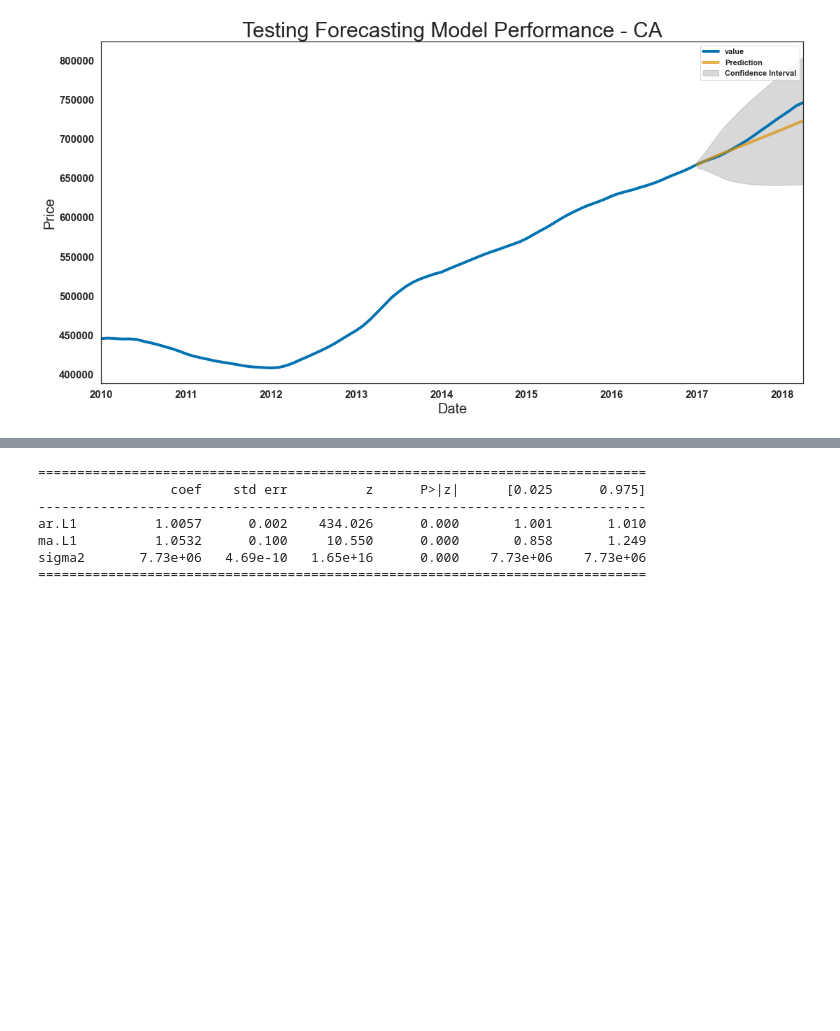
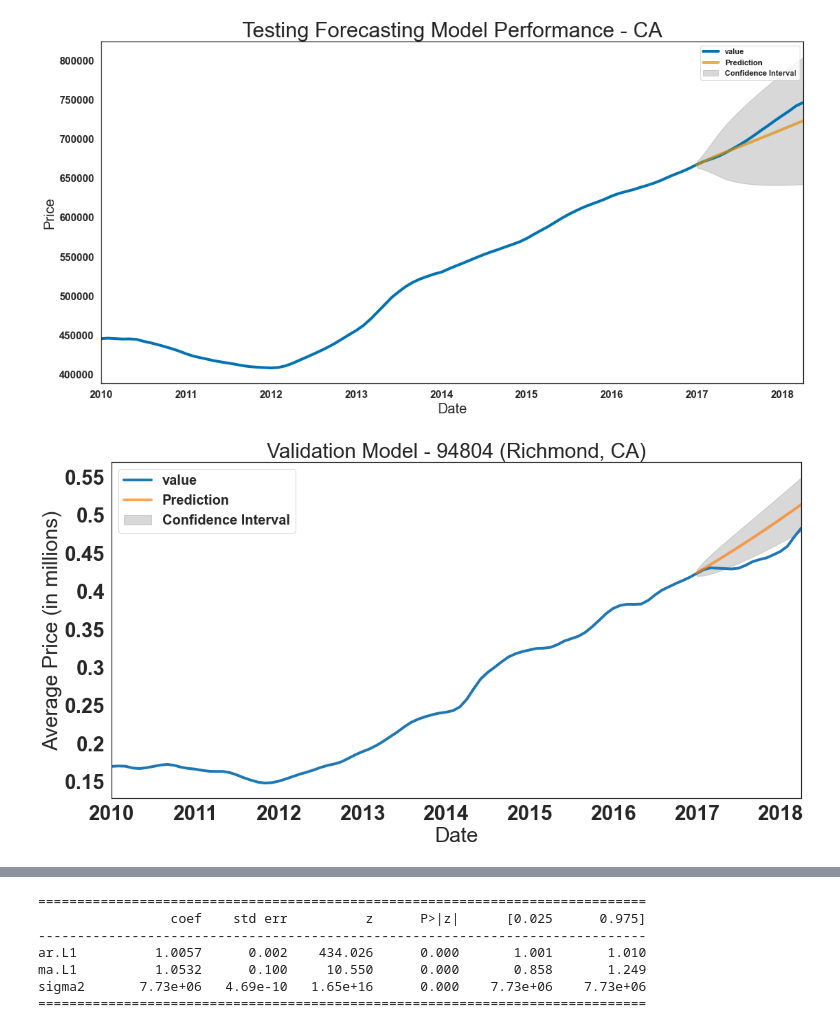
Before and after one commit to learn-co-curriculum/dsc-phase-4-choosing-a-dataset, a Jupyter notebook: time-series/Dan_main_notebook.ipynb, the cells around one changed output, grey strips where cells are left out. Saved outputs shown, nothing was run; the diff lists cells and outputs as text; code cells hidden in the pictures; blank space fills up the shorter version.

```diff
--- a/time-series/Dan_main_notebook.ipynb
+++ b/time-series/Dan_main_notebook.ipynb
@@ -805,0 +1029,4 @@ sigma2      4.012e+06   1.61e-07   2.49e+13      0.000    4.01e+06    4.01e+06
+# %%
+pred804 = output804.get_prediction(start=pd.to_datetime('2017'), end=pd.to_datetime('2018-04'), dynamic=False)
+pred_conf804 = pred804.conf_int()
+pred_conf804
@@ -848,3 +1151,31 @@ plt.legend()
 plt.show()
 # %% [output]
 [figure]
+# %%
+
+
+rcParams['figure.figsize'] = 18, 9
+ax = combined804.plot(label='observed', linewidth = 4)
+
+pred804.predicted_mean.plot(ax=ax, label='Prediction', alpha=0.7, linewidth = 4)
+
+
+ax.fill_between(pred_conf804.index,
+                pred_conf804.iloc[:, 0],
+                pred_conf804.iloc[:, 1], color='grey', alpha=0.3,label = 'Confidence Interval')
+
+
+ax.set_xlabel('Date',fontsize=30)
+plt.xticks(fontsize=30)
+ax.set_ylabel('Average Price (in millions)',fontsize=30)
+plt.yticks(fontsize=30)
+#Changing the y scale to ($) Millions
+scale_y = 1e6
+ticks_y = ticker.FuncFormatter(lambda x, pos: '{0:g}'.format(x/scale_y))
+ax.yaxis.set_major_formatter(ticks_y)
+ax.set_title('Validation Model - 94804 (Richmond, CA)',fontsize=30)
+plt.legend(fontsize = 20)
+
+plt.show()
+# %% [output]
+[figure, added]
```
Also changed, not shown: parts of 21 cells of this notebook.
